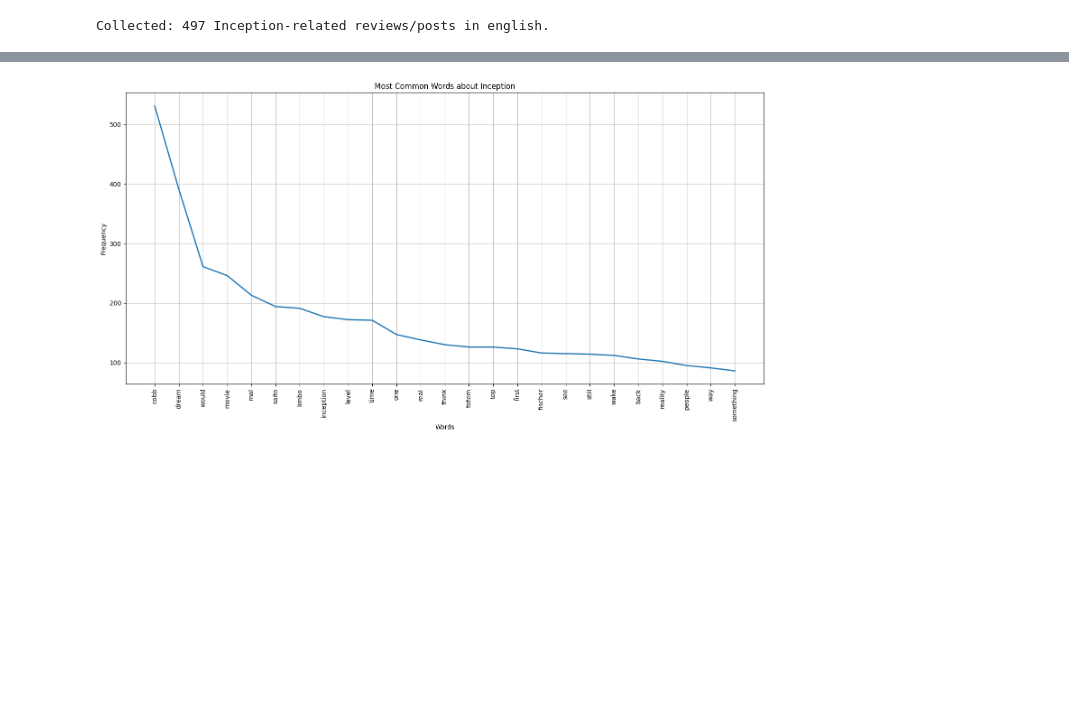
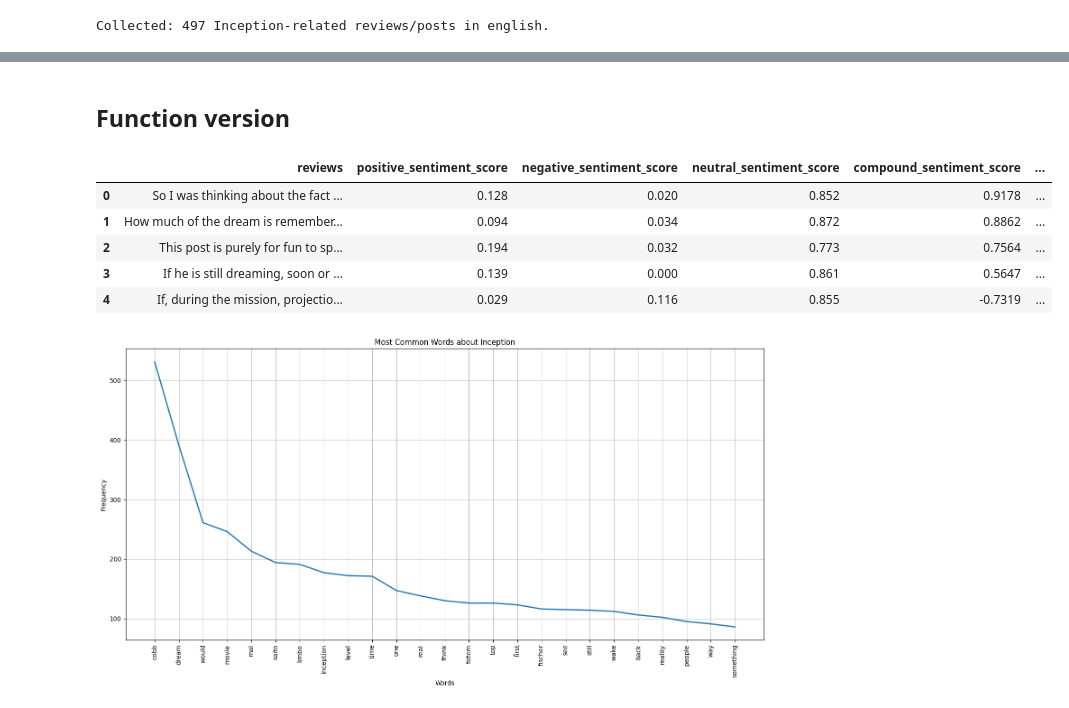
Before and after one commit to raizelistaken/reddit-nlp-sentiment, a Jupyter notebook: Reddit.ipynb, the cells around one changed output, grey strips where cells are left out. Cells and saved outputs as stored; diff of their text form; code cells hidden in the pictures; blank space fills up the shorter version.

Commit message:
created a function. next I want to add llm to disect topics

```diff
--- a/Reddit.ipynb
+++ b/Reddit.ipynb
@@ -185,3 +185,5 @@ all_words = inception["filtered_review"].explode()
 # Create frequency distribution then retrieve top #
 fdist = FreqDist(all_words)
 # fdist.most_common(25)
+# %% [markdown]
+## Function version
@@ -188,3 +259,22 @@ fdist = FreqDist(all_words)
+# %%
+# Assuming you have an authenticated PRAW Reddit client called `reddit`
+movie_subreddits = ['Inception', 'Wicked'] #'A Walk To Remember'
+
+result = analyze_subreddits_sentiment(reddit, movie_subreddits, post_limit=1000)
+
+# Access dataframe for 'Inception'
+inception_df = result['Inception']['dataframe']
+inception_freq_dist = result['Inception']['freq_dist']
+
+inception_df.head()
+# print(inception_freq_dist.most_common(20))
+# %% [output]
+|  | reviews | positive_sentiment_score | negative_sentiment_score | neutral_sentiment_score | compound_sentiment_score | ... |
+| 0 | So I was thinking about the fact ... | 0.128 | 0.020 | 0.852 | 0.9178 | ... |
+| 1 | How much of the dream is remember... | 0.094 | 0.034 | 0.872 | 0.8862 | ... |
+| 2 | This post is purely for fun to sp... | 0.194 | 0.032 | 0.773 | 0.7564 | ... |
+| 3 | If he is still dreaming, soon or ... | 0.139 | 0.000 | 0.861 | 0.5647 | ... |
+| 4 | If, during the mission, projectio... | 0.029 | 0.116 | 0.855 | -0.7319 | ... |
 # %%
 #line plot
 fig, ax = plt.subplots(1,1, figsize=(15,8))
```
Also changed, not shown: parts of 19 cells of this notebook.
